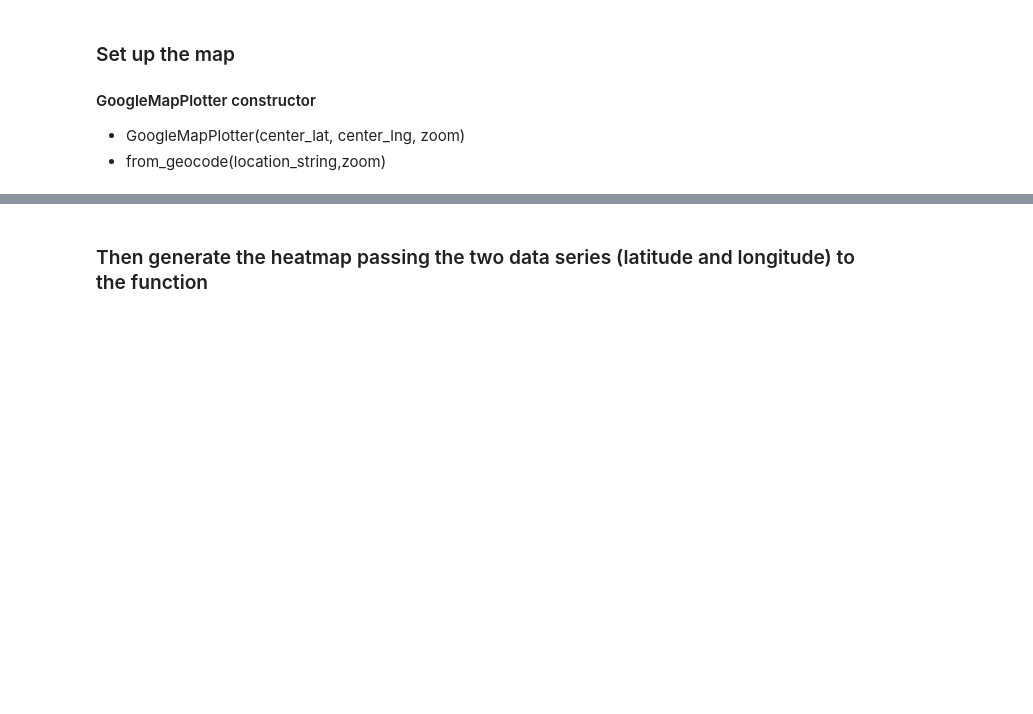
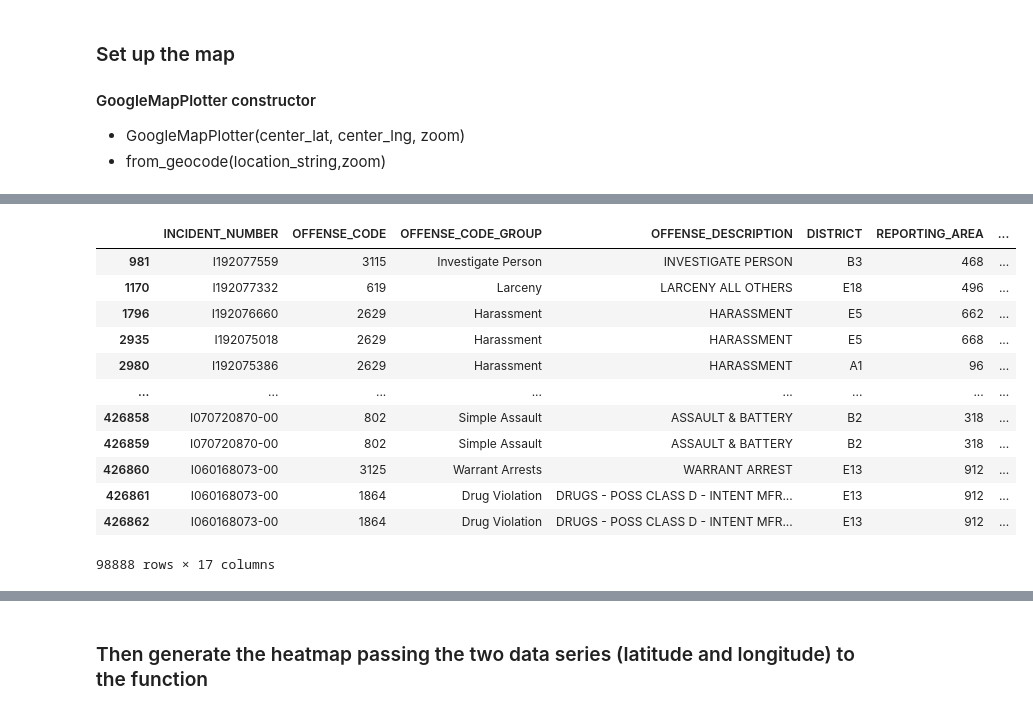
Before and after one commit to alexeimarcilio/Emeritus, a Jupyter notebook: Week11/Data_visualization.ipynb, the cells around one changed output, grey strips where cells are left out. Cells and saved outputs as stored; diff of their text form; code cells hidden in the pictures; blank space fills up the shorter version.

```diff
--- a/Week11/Data_visualization.ipynb
+++ b/Week11/Data_visualization.ipynb
@@ -73,0 +126,18 @@ You should consider upgrading via the '/home/alexei/ds/eme/pro/my_project_env/bi
+# %%
+crime_2018 = crime[crime['YEAR'] == 2018]
+# %%
+crime_2018
+# %% [output]
+|  | INCIDENT_NUMBER | OFFENSE_CODE | OFFENSE_CODE_GROUP | OFFENSE_DESCRIPTION | DISTRICT | REPORTING_AREA | ... |
+| 981 | I192077559 | 3115 | Investigate Person | INVESTIGATE PERSON | B3 | 468 | ... |
+| 1170 | I192077332 | 619 | Larceny | LARCENY ALL OTHERS | E18 | 496 | ... |
+| 1796 | I192076660 | 2629 | Harassment | HARASSMENT | E5 | 662 | ... |
+| 2935 | I192075018 | 2629 | Harassment | HARASSMENT | E5 | 668 | ... |
+| 2980 | I192075386 | 2629 | Harassment | HARASSMENT | A1 | 96 | ... |
+| ... | ... | ... | ... | ... | ... | ... | ... |
+| 426858 | I070720870-00 | 802 | Simple Assault | ASSAULT & BATTERY | B2 | 318 | ... |
+| 426859 | I070720870-00 | 802 | Simple Assault | ASSAULT & BATTERY | B2 | 318 | ... |
+| 426860 | I060168073-00 | 3125 | Warrant Arrests | WARRANT ARREST | E13 | 912 | ... |
+| 426861 | I060168073-00 | 1864 | Drug Violation | DRUGS - POSS CLASS D - INTENT MFR... | E13 | 912 | ... |
+| 426862 | I060168073-00 | 1864 | Drug Violation | DRUGS - POSS CLASS D - INTENT MFR... | E13 | 912 | ... |
+98888 rows × 17 columns
```
Also changed, not shown: parts of 59 cells of this notebook, 13 other files.
